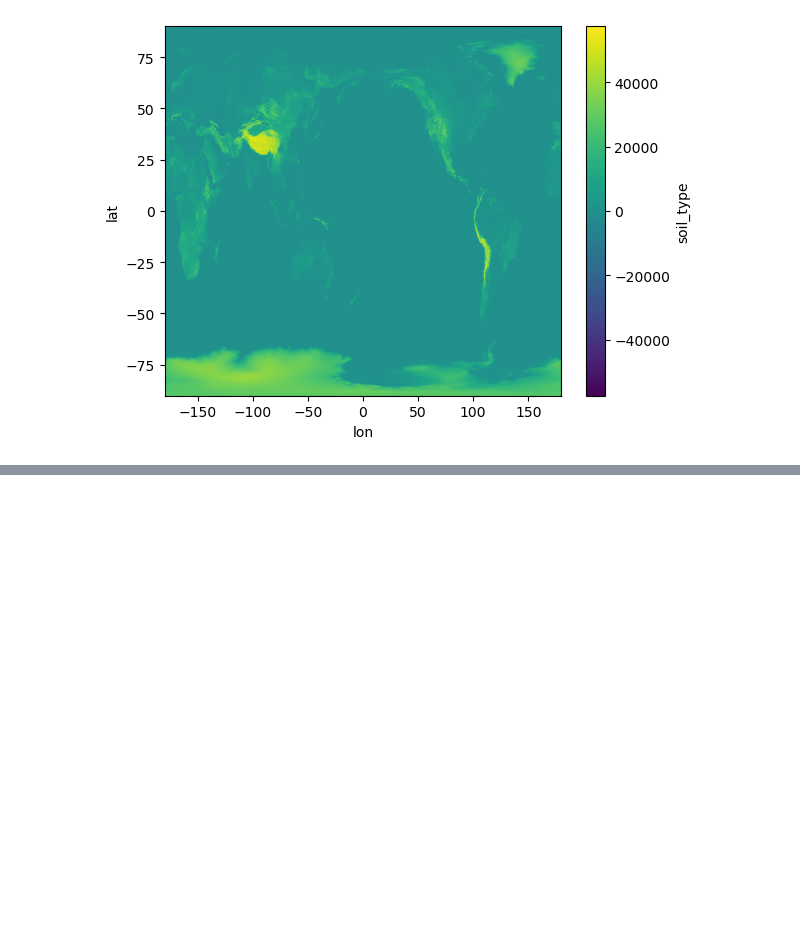
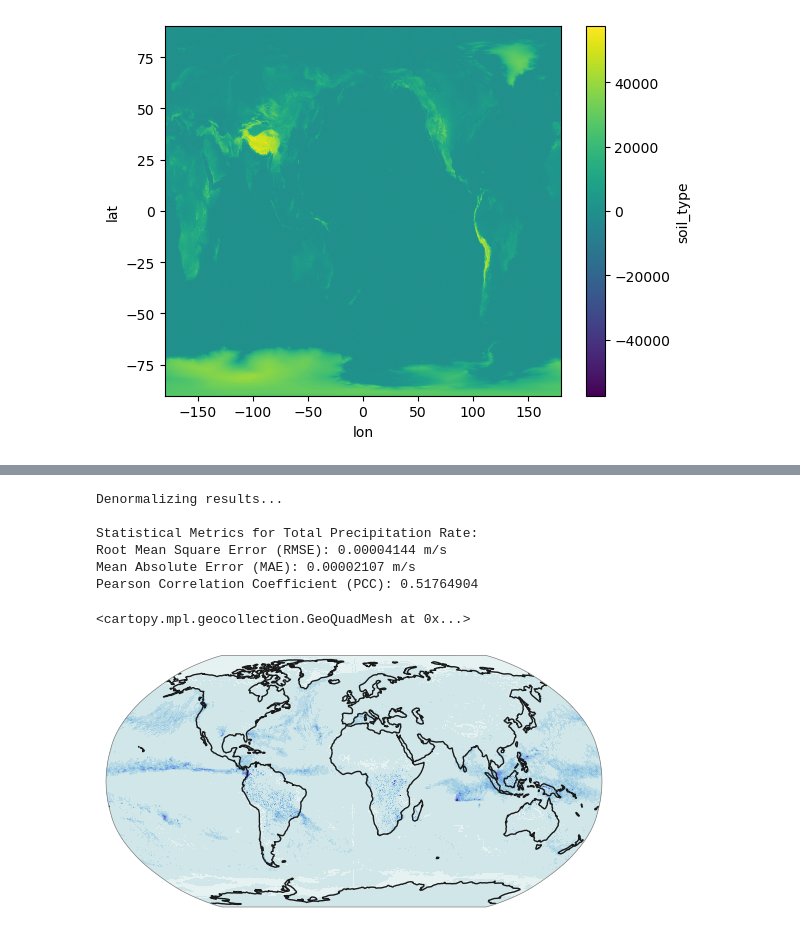
Before and after one commit to GISWLH/CanglongPhysics, a Jupyter notebook: Untitled.ipynb, the cells around one changed output, grey strips where cells are left out. Cells and saved outputs as stored; diff of their text form; code cells hidden in the pictures; blank space fills up the shorter version.

```diff
--- a/Untitled.ipynb
+++ b/Untitled.ipynb
@@ -1560,0 +1668,8 @@ soil_da.plot(cmap="viridis")
+# %%
+input_surface.shape
+total_rain = denormalize(input_surface[variables.index('lsrr'), :, :, :], variables.index('lsrr')) + denormalize(input_surface[variables.index('crr'), :, :, :], variables.index('crr'))
+total_rain.shape
+# 使用torch.mean代替np.mean，因为total_rain是torch.Tensor
+total_rain_mean = torch.mean(total_rain, dim=0).numpy()
+
+total_rain_mean.shape
@@ -1560,0 +1757,60 @@ soil_da.plot(cmap="viridis")
+# %%
+# 反标准化第一个样本的预测结果和真实值
+print("Denormalizing results...")
+first_sample_idx = 0  # 取第一个样本
+
+lsrr_idx = variables.index('lsrr')  # 大尺度降水率索引
+crr_idx = variables.index('crr')    # 对流降水率索引
+# 反标准化第一个样本的预测降水率
+pred_lsrr = denormalize(predictions[first_sample_idx][0, lsrr_idx, 0].numpy(), lsrr_idx)
+pred_crr = denormalize(predictions[first_sample_idx][0, crr_idx, 0].numpy(), crr_idx)
+pred_total_precip = pred_lsrr + pred_crr  # 总降水率
+
+# 反标准化第一个样本的真实降水率
+true_lsrr = denormalize(targets[first_sample_idx][0, lsrr_idx].numpy(), lsrr_idx)
+true_crr = denormalize(targets[first_sample_idx][0, crr_idx].numpy(), crr_idx)
+true_total_precip = true_lsrr + true_crr  # 总降水率
+
+
+
+# 计算统计指标
+from sklearn.metrics import mean_squared_error, mean_absolute_error
+import scipy.stats as stats
+
+mse = mean_squared_error(true_total_precip.flatten(), pred_total_precip.flatten())
+rmse = np.sqrt(mse)
+mae = mean_absolute_error(true_total_precip.flatten(), pred_total_precip.flatten())
+
+# 计算PCC空间相关性系数
+pcc, _ = stats.pearsonr(true_total_precip.flatten(), pred_total_precip.flatten())
+
+print("\nStatistical Metrics for Total Precipitation Rate:")
+print(f"Root Mean Square Error (RMSE): {rmse:.8f} m/s")
+print(f"Mean Absolute Error (MAE): {mae:.8f} m/s")
+print(f"Pearson Correlation Coefficient (PCC): {pcc:.8f}")
+# %% [output]
+Denormalizing results...
+
+Statistical Metrics for Total Precipitation Rate:
+Root Mean Square Error (RMSE): 0.00004144 m/s
+Mean Absolute Error (MAE): 0.00002107 m/s
+Pearson Correlation Coefficient (PCC): 0.51764904
+# %%
+from utils import plot
+import xarray as xr
+import cmaps
+lat = np.linspace(90, -90, 721)
+lon = np.linspace(0, 359.75, 1440)
+dataarray = xr.DataArray(
+    pred_total_precip,
+    coords=[("lat", lat), ("lon", lon)],
+    name="sst"
+)
+fig = plt.figure()
+proj = ccrs.Robinson() #ccrs.Robinson()ccrs.Mollweide()Mollweide()
+ax = fig.add_subplot(111, projection=proj)
+levels = np.linspace(0, 0.001, num=19)
+plot.one_map_flat(dataarray, ax, levels=levels, cmap=cmaps.cmocean_dense, mask_ocean=False, add_coastlines=True, add_land=False, plotfunc="pcolormesh")
+# %% [output]
+<cartopy.mpl.geocollection.GeoQuadMesh at 0x...>
+[figure, added]
```
Also changed, not shown: parts of 8 cells of this notebook, 10 other files.
